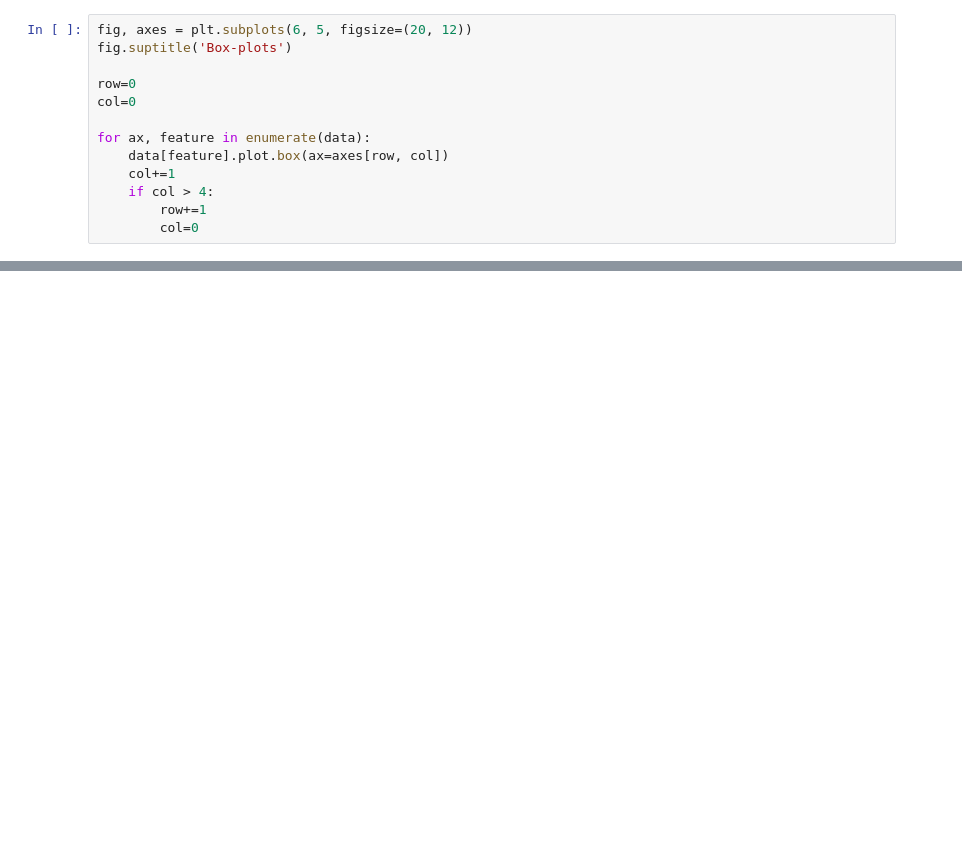
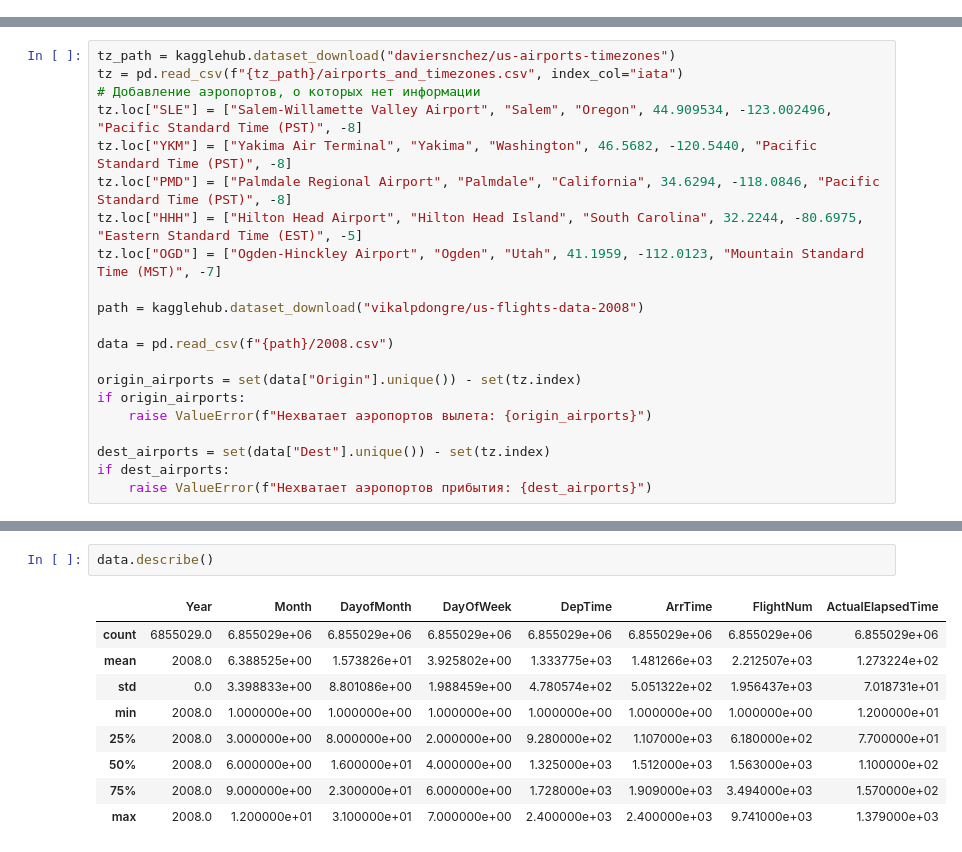
Before and after one commit to XR443/psychic-spoon, a Jupyter notebook: analysis.ipynb, the cells around one changed output, grey strips where cells are left out. Saved outputs shown, nothing was run; the diff lists cells and outputs as text; blank space fills up the shorter version.

```diff
--- a/analysis.ipynb
+++ b/analysis.ipynb
@@ -234,13 +0,0 @@ Percentage of outliers: 0.1520327800931859
-# %%
-fig, axes = plt.subplots(6, 5, figsize=(20, 12))
-fig.suptitle('Box-plots')
-
-row=0
-col=0
-
-for ax, feature in enumerate(data):
-    data[feature].plot.box(ax=axes[row, col])
-    col+=1
-    if col > 4:
-        row+=1
-        col=0
@@ -478,0 +34,21 @@ weighted avg       1.00      1.00      1.00    284807
+# %%
+tz_path = kagglehub.dataset_download("daviersnchez/us-airports-timezones")
+tz = pd.read_csv(f"{tz_path}/airports_and_timezones.csv", index_col="iata")
+# Добавление аэропортов, о которых нет информации
+tz.loc["SLE"] = ["Salem-Willamette Valley Airport", "Salem", "Oregon", 44.909534, -123.002496, "Pacific Standard Time (PST)", -8]
+tz.loc["YKM"] = ["Yakima Air Terminal", "Yakima", "Washington", 46.5682, -120.5440, "Pacific Standard Time (PST)", -8]
+tz.loc["PMD"] = ["Palmdale Regional Airport", "Palmdale", "California", 34.6294, -118.0846, "Pacific Standard Time (PST)", -8]
+tz.loc["HHH"] = ["Hilton Head Airport", "Hilton Head Island", "South Carolina", 32.2244, -80.6975, "Eastern Standard Time (EST)", -5]
+tz.loc["OGD"] = ["Ogden-Hinckley Airport", "Ogden", "Utah", 41.1959, -112.0123, "Mountain Standard Time (MST)", -7]
+
+path = kagglehub.dataset_download("vikalpdongre/us-flights-data-2008")
+
+data = pd.read_csv(f"{path}/2008.csv")
+
+origin_airports = set(data["Origin"].unique()) - set(tz.index)
+if origin_airports:
+    raise ValueError(f"Нехватает аэропортов вылета: {origin_airports}")
+
+dest_airports = set(data["Dest"].unique()) - set(tz.index)
+if dest_airports:
+    raise ValueError(f"Нехватает аэропортов прибытия: {dest_airports}")
@@ -478,0 +145,12 @@ weighted avg       1.00      1.00      1.00    284807
+# %%
+data.describe()
+# %% [output]
+|  | Year | Month | DayofMonth | DayOfWeek | DepTime | ArrTime | FlightNum | ActualElapsedTime |
+| count | 6855029.0 | 6.855029e+06 | 6.855029e+06 | 6.855029e+06 | 6.855029e+06 | 6.855029e+06 | 6.855029e+06 | 6.855029e+06 |
+| mean | 2008.0 | 6.388525e+00 | 1.573826e+01 | 3.925802e+00 | 1.333775e+03 | 1.481266e+03 | 2.212507e+03 | 1.273224e+02 |
+| std | 0.0 | 3.398833e+00 | 8.801086e+00 | 1.988459e+00 | 4.780574e+02 | 5.051322e+02 | 1.956437e+03 | 7.018731e+01 |
+| min | 2008.0 | 1.000000e+00 | 1.000000e+00 | 1.000000e+00 | 1.000000e+00 | 1.000000e+00 | 1.000000e+00 | 1.200000e+01 |
+| 25% | 2008.0 | 3.000000e+00 | 8.000000e+00 | 2.000000e+00 | 9.280000e+02 | 1.107000e+03 | 6.180000e+02 | 7.700000e+01 |
+| 50% | 2008.0 | 6.000000e+00 | 1.600000e+01 | 4.000000e+00 | 1.325000e+03 | 1.512000e+03 | 1.563000e+03 | 1.100000e+02 |
+| 75% | 2008.0 | 9.000000e+00 | 2.300000e+01 | 6.000000e+00 | 1.728000e+03 | 1.909000e+03 | 3.494000e+03 | 1.570000e+02 |
+| max | 2008.0 | 1.200000e+01 | 3.100000e+01 | 7.000000e+00 | 2.400000e+03 | 2.400000e+03 | 9.741000e+03 | 1.379000e+03 |
```
Also changed, not shown: parts of 44 cells of this notebook, 1 other file.
